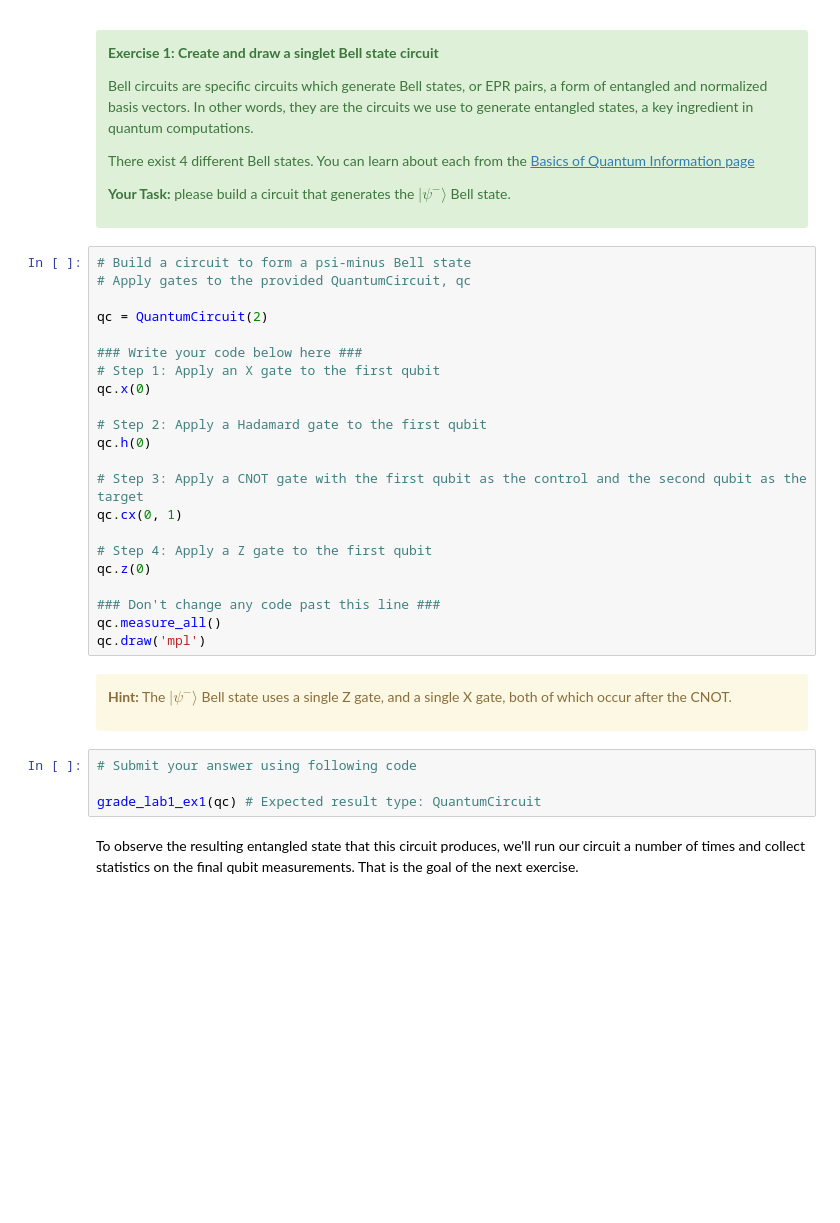
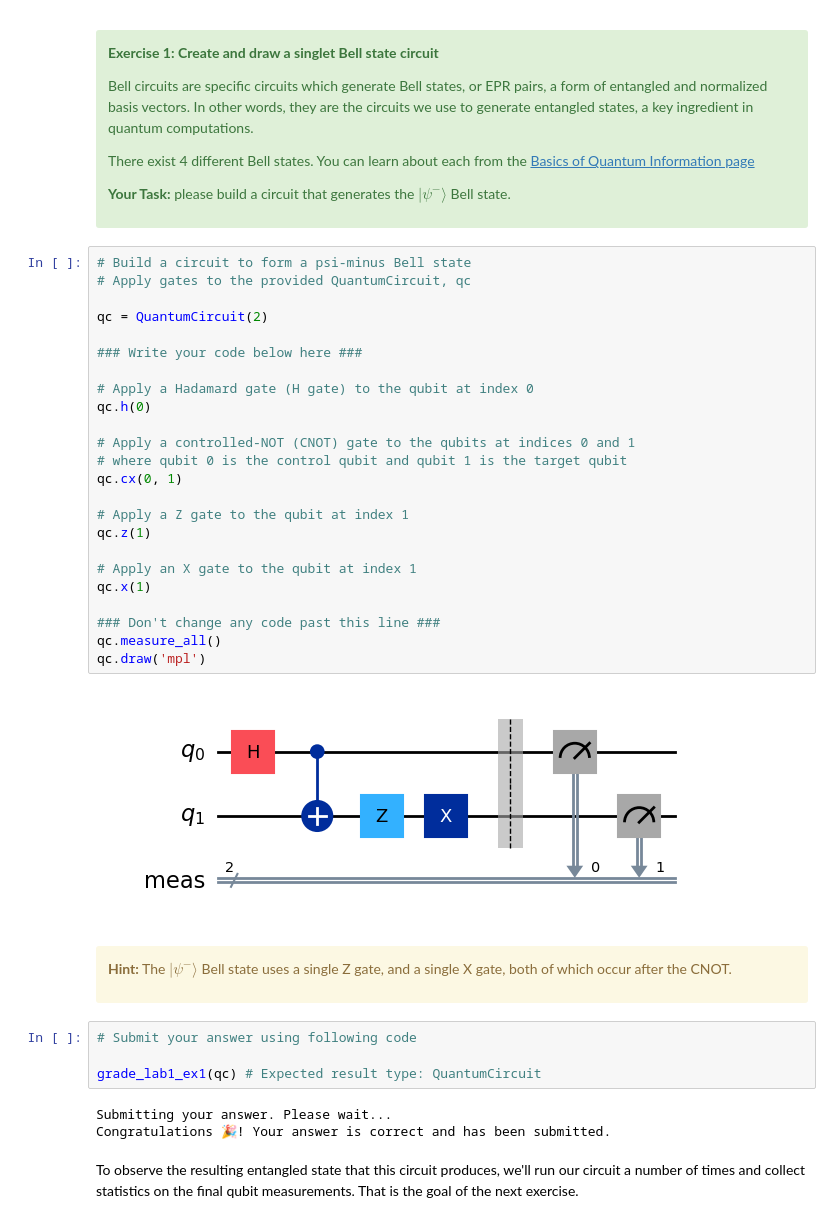
Before and after one commit to diegogerwig/Quantum_Computing, a Jupyter notebook: IBM Quantum 2024_06 Challenge/IBM Quantum Challenge 2024 Lab 1.ipynb, the cells around one changed output. Drawn from its saved outputs; the diff is of its cells as text; blank space fills up the shorter version.

```diff
--- a/IBM Quantum 2024_06 Challenge/IBM Quantum Challenge 2024 Lab 1.ipynb
+++ b/IBM Quantum 2024_06 Challenge/IBM Quantum Challenge 2024 Lab 1.ipynb
@@ -99,25 +120,29 @@ There exist 4 different Bell states. You can learn about each from the [Basics o
 # %%
 # Build a circuit to form a psi-minus Bell state
 # Apply gates to the provided QuantumCircuit, qc
 
 qc = QuantumCircuit(2)
 
 ### Write your code below here ###
-# Step 1: Apply an X gate to the first qubit
-qc.x(0)
 
-# Step 2: Apply a Hadamard gate to the first qubit
+# Apply a Hadamard gate (H gate) to the qubit at index 0
 qc.h(0)
 
-# Step 3: Apply a CNOT gate with the first qubit as the control and the second qubit as the target
+# Apply a controlled-NOT (CNOT) gate to the qubits at indices 0 and 1
+# where qubit 0 is the control qubit and qubit 1 is the target qubit
 qc.cx(0, 1)
 
-# Step 4: Apply a Z gate to the first qubit
-qc.z(0)
+# Apply a Z gate to the qubit at index 1
+qc.z(1)
+
+# Apply an X gate to the qubit at index 1
+qc.x(1)
 
 ### Don't change any code past this line ###
 qc.measure_all()
 qc.draw('mpl')
+# %% [output]
+[figure, added]
 # %% [markdown]
 <div class="alert alert-block alert-warning">
 
@@ -128,6 +153,9 @@ qc.draw('mpl')
 # Submit your answer using following code
 
 grade_lab1_ex1(qc) # Expected result type: QuantumCircuit
+# %% [output]
+Submitting your answer. Please wait...
+Congratulations 🎉! Your answer is correct and has been submitted.
 # %% [markdown]
 To observe the resulting entangled state that this circuit produces, we'll run our circuit a number of times and collect statistics on the final qubit measurements. That is the goal of the next exercise.
 # %% [markdown]
```
Also changed, not shown: parts of 14 cells of this notebook, 1 other file.
